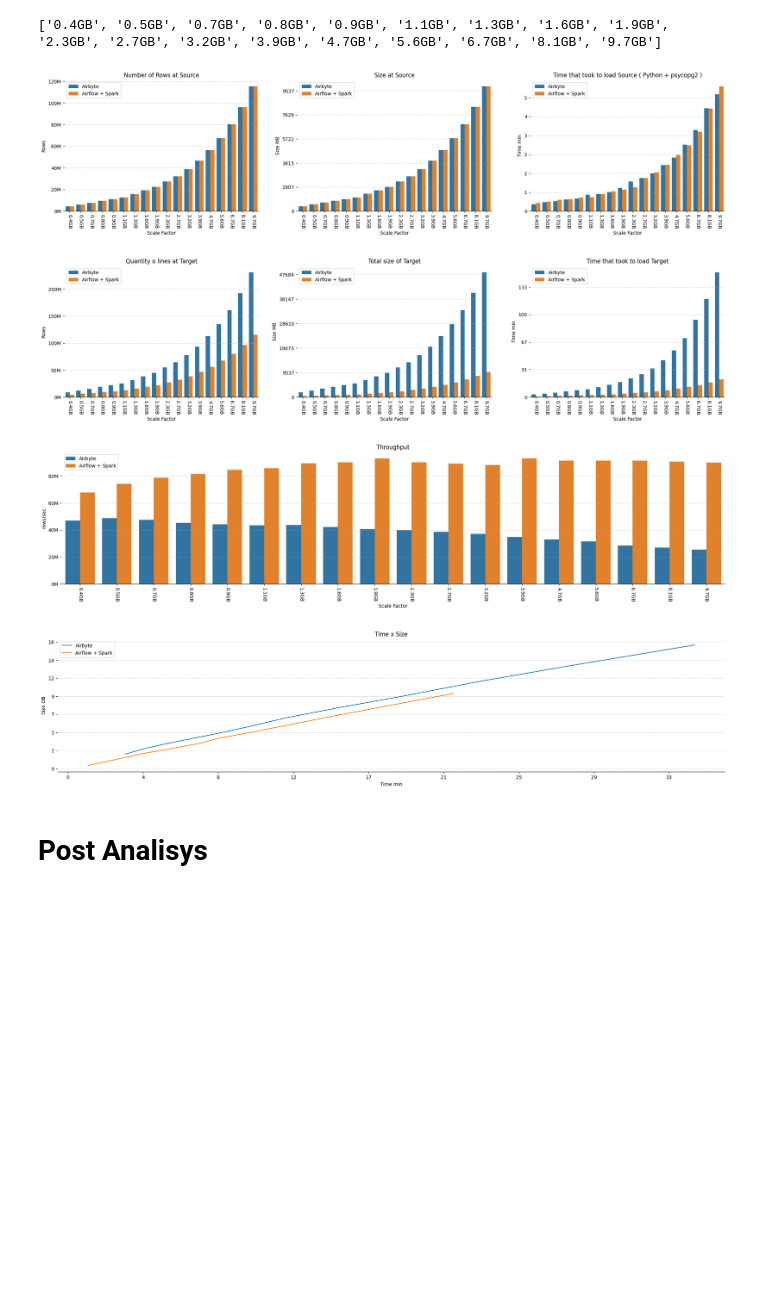
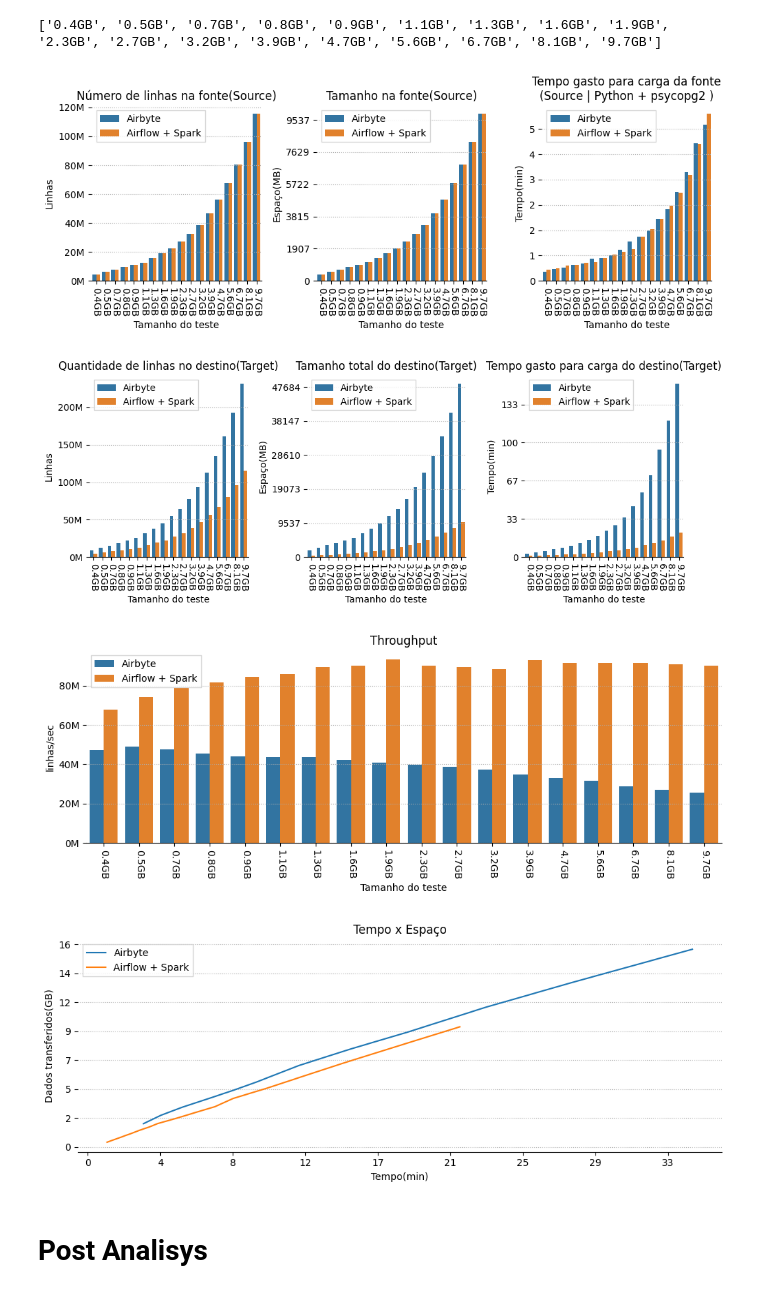
Before and after one commit to bombermal/TCC, a Jupyter notebook: Monitoring_VM/Retrieve/pre_analisys.ipynb, the cells around one changed output. Drawn from its saved outputs; the diff is of its cells as text; code cells hidden in the pictures; blank space fills up the shorter version.

Commit message:
Figures

```diff
--- a/Monitoring_VM/Retrieve/pre_analisys.ipynb
+++ b/Monitoring_VM/Retrieve/pre_analisys.ipynb
@@ -139,19 +160,20 @@ print(x_tick_labels)
 # %% [output]
 ['0.4GB', '0.5GB', '0.7GB', '0.8GB', '0.9GB', '1.1GB', '1.3GB', '1.6GB', '1.9GB', '2.3GB', '2.7GB', '3.2GB', '3.9GB', '4.7GB', '5.6GB', '6.7GB', '8.1GB', '9.7GB']
 # %%
-fig, ax = plt.subplots(1, 3, figsize=(25, 5))
+fg_size = (10, 4)
+fig, ax = plt.subplots(1, 3, figsize=fg_size)
 mask = source_grouped.sf < 125
 for idx, col in enumerate(["rows_count", "total_size_bytes", "time_delta"]):
     g = sns.barplot(x="sf", y=col, hue="framework", data=source_grouped[mask], ax=ax[idx])
     if idx == 0:
         ax[idx].yaxis.set_major_formatter(lambda x, pos: '{:.0f}'.format(x/1000000) + 'M')
-        ax[idx].set(ylabel="Rows", xlabel="Scale Factor", title="Number of Rows at Source")
+        ax[idx].set(ylabel="Linhas", xlabel="Tamanho do teste", title="Número de linhas na fonte(Source)")
     elif idx == 1:
         ax[idx].yaxis.set_major_formatter(lambda x, pos: '{:.0f}'.format(x/1024/1024))
-        ax[idx].set(ylabel="Size MB", xlabel="Scale Factor", title='Size at Source')
+        ax[idx].set(ylabel="Espaço(MB)", xlabel="Tamanho do teste", title='Tamanho na fonte(Source)')
     else:
         ax[idx].yaxis.set_major_formatter(lambda x, pos: '{:.0f}'.format(x/60))
-        ax[idx].set(ylabel="Time min", xlabel="Scale Factor", title="Time that took to load Source ( Python + psycopg2 )")
+        ax[idx].set(ylabel="Tempo(min)", xlabel="Tamanho do teste", title="Tempo gasto para carga da fonte\n(Source | Python + psycopg2 )")
     ax[idx].set_xticks(range(len(x_tick_labels)))
     ax[idx].set_xticklabels(x_tick_labels)
     for item in g.get_xticklabels():
@@ -159,18 +181,20 @@ for idx, col in enumerate(["rows_count", "total_size_bytes", "time_delta"]):
     ax[idx].grid(axis='y', linestyle=':')
     ax[idx].legend(fancybox=False)
 sns.despine(left=True)
+plt.tight_layout()
+plt.savefig("Figs/f1_pre_test_data.svg")
 plt.show()
 
-fig, ax = plt.subplots(1, 3, figsize=(25, 5))
+fig, ax = plt.subplots(1, 3, figsize=fg_size)
 mask = target_grouped.sf < 125
 for idx, col in enumerate(["rows_count", "total_size_bytes"]):
     g = sns.barplot(x="sf", y=col, hue="framework", data=target_grouped[mask], ax=ax[idx])
     if idx == 0:
         ax[idx].yaxis.set_major_formatter(lambda x, pos: '{:.0f}'.format(x/1000000) + 'M')
-        ax[idx].set(ylabel="Rows", xlabel="Scale Factor", title="Quantity o lines at Target")
+        ax[idx].set(ylabel="Linhas", xlabel="Tamanho do teste", title="Quantidade de linhas no destino(Target)")
     else:
         ax[idx].yaxis.set_major_formatter(lambda x, pos: '{:.0f}'.format(x/1024/1024))
-        ax[idx].set(ylabel="Size MB", xlabel="Scale Factor", title="Total size of Target")
+        ax[idx].set(ylabel="Espaço(MB)", xlabel="Tamanho do teste", title="Tamanho total do destino(Target)")
 
     ax[idx].set_xticks(range(len(x_tick_labels)))
     ax[idx].set_xticklabels(x_tick_labels)
@@ -191,47 +215,53 @@ ax[2].set_xticklabels(x_tick_labels)
 # rotate x_tick_labels 90º
 for item in g.get_xticklabels():
     item.set_rotation(270)
-ax[2].set(ylabel="Time min", xlabel="Scale Factor", title="Time that took to load Target")
+ax[2].set(ylabel="Tempo(min)", xlabel="Tamanho do teste", title="Tempo gasto para carga do destino(Target)")
 ax[2].grid(axis='y', linestyle=':')
 ax[2].legend(fancybox=False)
 sns.despine(left=True)
+plt.tight_layout()
+plt.savefig("Figs/f2_pos_test_data.svg")
 plt.show()
 
 df_throughput = df_throughput.sort_values(by=["framework", "sf"]).reset_index(drop=True)
 mask = df_throughput.sf < 125
-fig, ax = plt.subplots(figsize=(25, 5))
+fig, ax = plt.subplots(figsize=fg_size)
 g = sns.barplot(x="sf", y="Throughput", hue="framework", data=df_throughput[mask], ax=ax)
 # Set y-axis scale to millions with separators
 ax.set_xticks(range(len(x_tick_labels)))
 ax.set_xticklabels(x_tick_labels)
 # rotate x_tick_labels 90º
 for item in g.get_xticklabels():
     item.set_rotation(270)
 ax.yaxis.set_major_formatter(lambda x, pos: '{:,.0f}'.format(x/1000) + 'M')
-ax.set(ylabel="rows/sec", xlabel="Scale Factor", title="Throughput")
+ax.set(ylabel="linhas/sec", xlabel="Tamanho do teste", title="Throughput")
 ax.grid(axis='y', linestyle=':')
 ax.legend(fancybox=False)
 sns.despine(left=True)
+plt.tight_layout()
+plt.savefig("Figs/f3_throughput.svg")
 plt.show()
 
 temp_df = target_grouped.merge(source_status_combined, left_on=["framework", "benchmark_id", "sf"], right_on=["framework", "benchmark_id", "sf"], how="inner")
 
-fig, ax = plt.subplots(figsize=(25, 5))
+fig, ax = plt.subplots(figsize=fg_size)
 mask = temp_df.TimeDelta < 40*60
 sns.lineplot(x="TimeDelta", y="total_size_bytes", hue="framework", data=temp_df[mask], ax=ax)
 # Set y-axis scale to millions with separators
 ax.yaxis.set_major_formatter(lambda x, pos: '{:.0f}'.format(x/1024/1024/1024))
 ax.xaxis.set_major_formatter(lambda x, pos: '{:.0f}'.format(x/60))
-ax.set(ylabel="Size GB", xlabel="Time min", title="Time x Size")
+ax.set(ylabel="Dados transferidos(GB)", xlabel="Tempo(min)", title="Tempo x Espaço")
 ax.grid(axis='y', linestyle=':')
 ax.legend(fancybox=False)
 sns.despine(left=True)
+plt.tight_layout()
+plt.savefig("Figs/f4_time_x_data.svg")
 plt.show()
 # %% [output]
-[figure, old version]
+[figure, new version]
-[figure, old version]
+[figure, new version]
-[figure, old version]
+[figure, new version]
-[figure, old version]
+[figure, new version]
 # %% [markdown]
 # Post Analisys
 # %%
```
Also changed, not shown: parts of 15 cells of this notebook, 22 other files.
